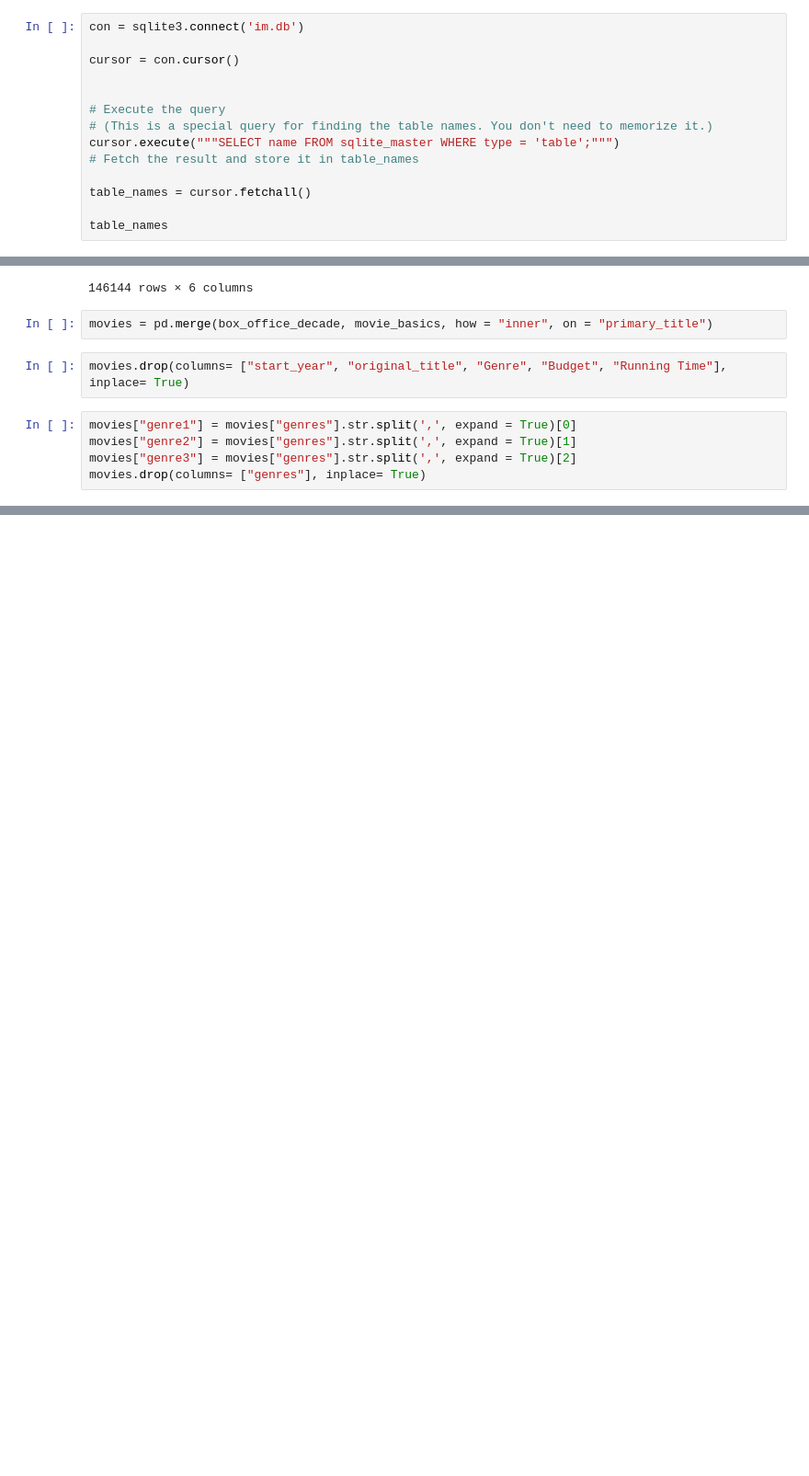
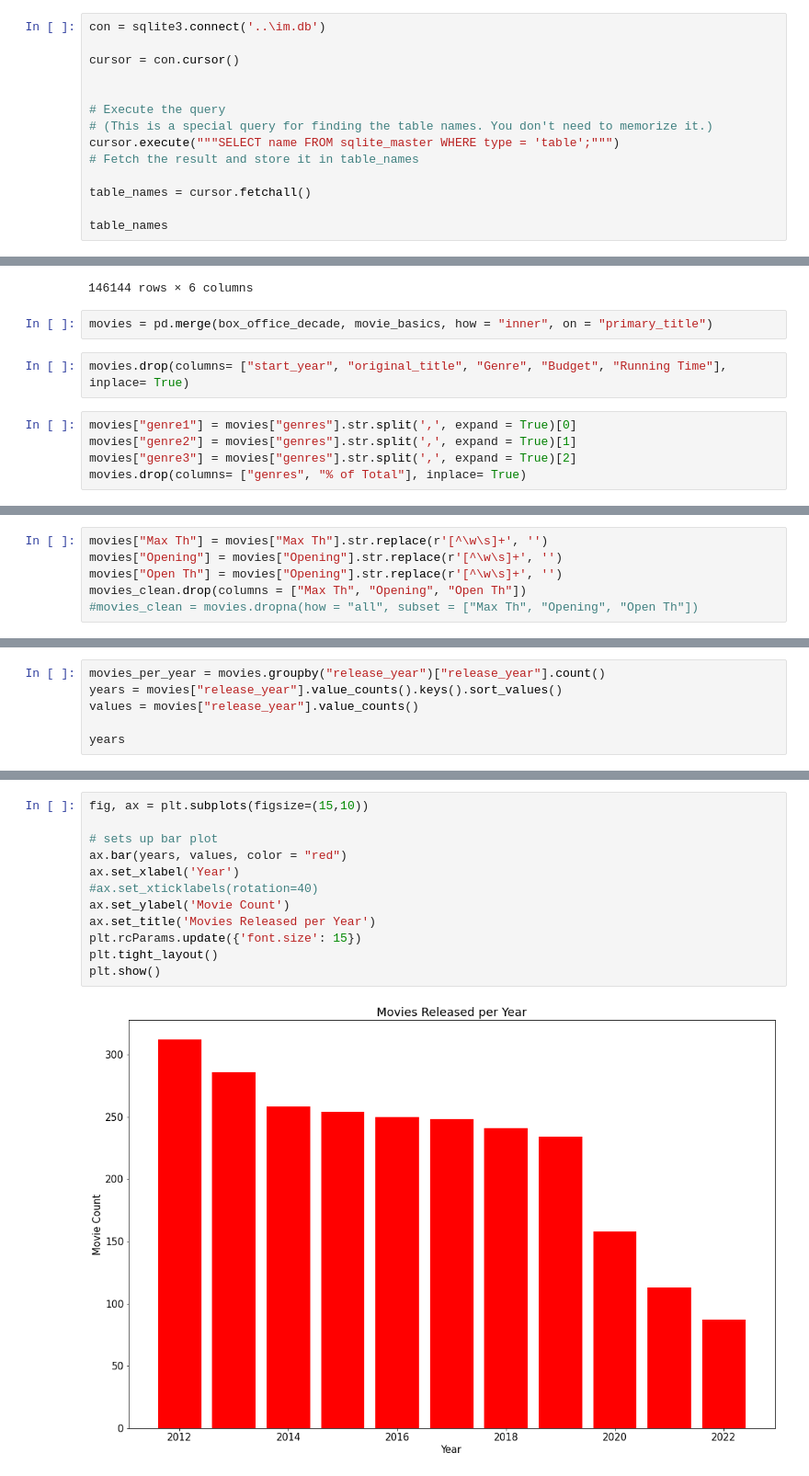
Before and after one commit to pedrov718/box_office_project, a Jupyter notebook: phase1_project.ipynb, the cells around one changed output, grey strips where cells are left out. Shown: that part at 92% size. Drawn from its saved outputs; the diff is of its cells as text; blank space fills up the shorter version.

```diff
--- a/phase1_project.ipynb
+++ b/phase1_project.ipynb
@@ -45,7 +45,7 @@ box_office_decade.groupby("release_year").count()
 box_office_decade.rename(columns = {"Release": "primary_title"}, inplace= True)
 box_office_decade.drop(columns = "Estimated", inplace = True)
 # %%
-con = sqlite3.connect('im.db')
+con = sqlite3.connect('..\im.db')
 
 cursor = con.cursor()
 
@@ -99,6 +99,6 @@ movies.drop(columns= ["start_year", "original_title", "Genre", "Budget", "Runnin
 movies["genre1"] = movies["genres"].str.split(',', expand = True)[0]
 movies["genre2"] = movies["genres"].str.split(',', expand = True)[1]
 movies["genre3"] = movies["genres"].str.split(',', expand = True)[2]
-movies.drop(columns= ["genres"], inplace= True)
+movies.drop(columns= ["genres", "% of Total"], inplace= True)
 # %%
 movies.sample(10)
@@ -116,0 +124,6 @@ movies.sample(10)
+# %%
+movies["Max Th"] = movies["Max Th"].str.replace(r'[^\w\s]+', '')
+movies["Opening"] = movies["Opening"].str.replace(r'[^\w\s]+', '')
+movies["Open Th"] = movies["Opening"].str.replace(r'[^\w\s]+', '')
+movies_clean.drop(columns = ["Max Th", "Opening", "Open Th"])
+#movies_clean = movies.dropna(how = "all", subset = ["Max Th", "Opening", "Open Th"])
@@ -116,0 +168,6 @@ movies.sample(10)
+# %%
+movies_per_year = movies.groupby("release_year")["release_year"].count()
+years = movies["release_year"].value_counts().keys().sort_values()
+values = movies["release_year"].value_counts()
+
+years
@@ -116,0 +192,14 @@ movies.sample(10)
+# %%
+fig, ax = plt.subplots(figsize=(15,10))
+
+# sets up bar plot
+ax.bar(years, values, color = "red")
+ax.set_xlabel('Year')
+#ax.set_xticklabels(rotation=40)
+ax.set_ylabel('Movie Count')
+ax.set_title('Movies Released per Year')
+plt.rcParams.update({'font.size': 15})
+plt.tight_layout()
+plt.show()
+# %% [output]
+[figure, added]
```
Also changed, not shown: parts of 10 cells of this notebook, 2 other files.
